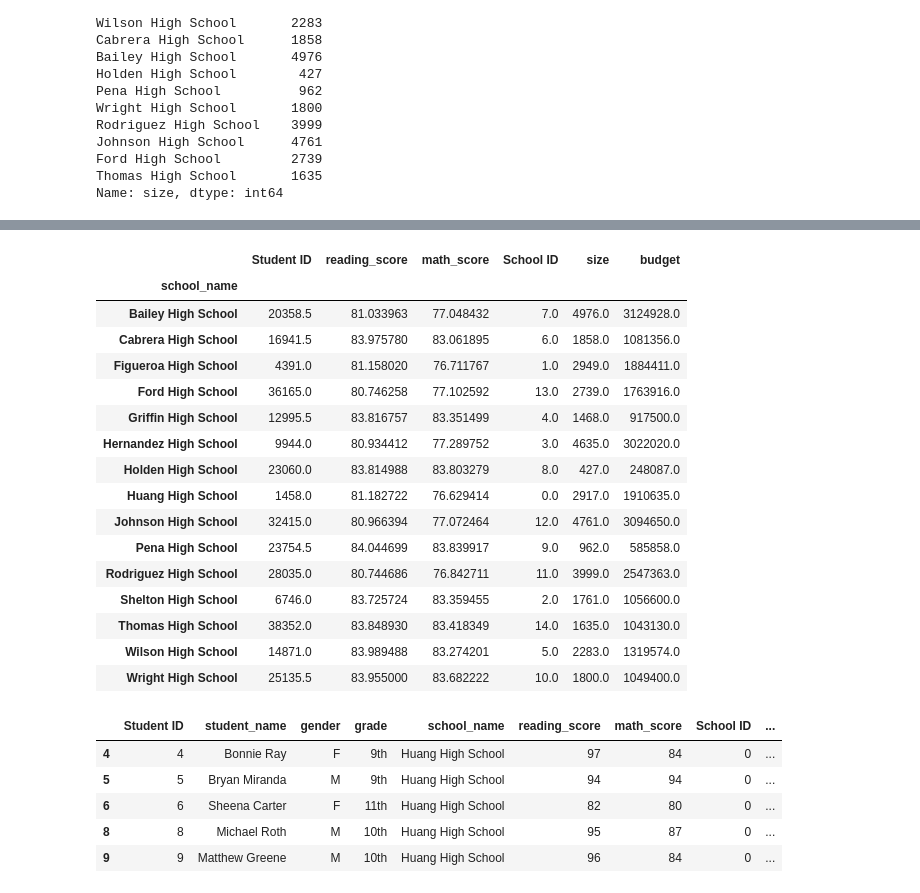
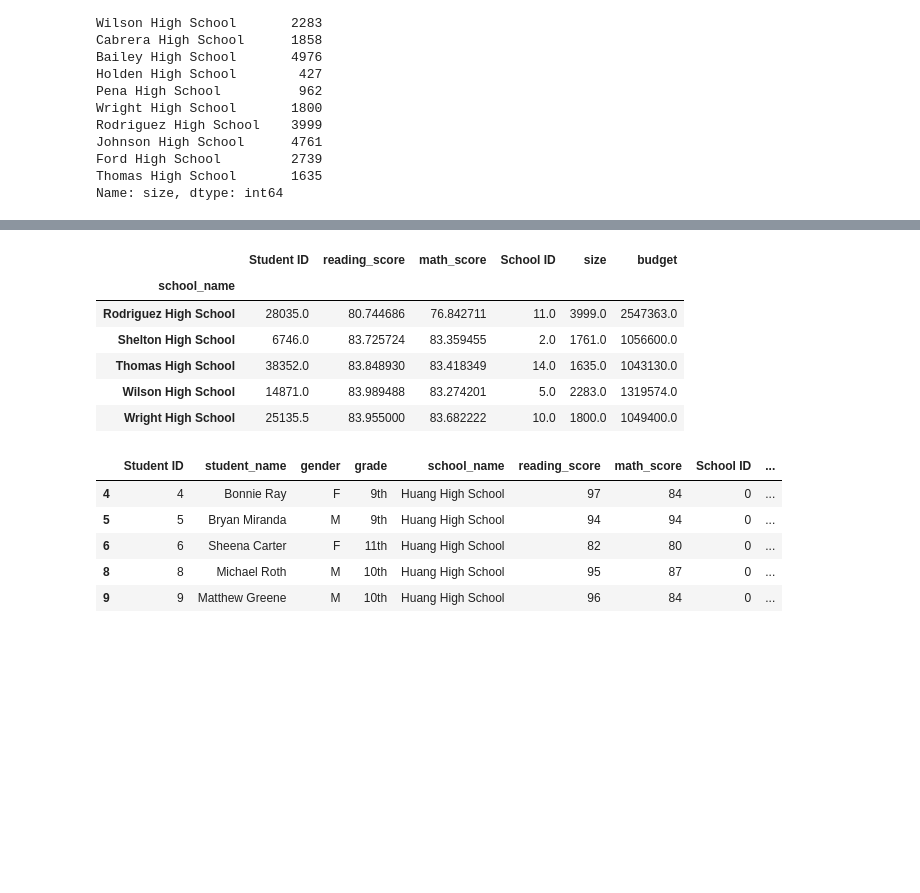
Before and after one commit to ellraff/School_District_Analysis, a Jupyter notebook: PyCitySchools.ipynb, the cells around one changed output, grey strips where cells are left out. Cells and saved outputs as stored; diff of their text form; code cells hidden in the pictures; blank space fills up the shorter version.

```diff
--- a/PyCitySchools.ipynb
+++ b/PyCitySchools.ipynb
@@ -473,20 +386,10 @@ dtype: float64
 # %%
 # Calculate the average math scores
 per_school_averages = school_data_complete_df.groupby(["school_name"]).mean()
-per_school_averages.head()
+per_school_averages.tail()
 # %% [output]
 |  | Student ID | reading_score | math_score | School ID | size | budget |
 | school_name |  |  |  |  |  |  |
-| Bailey High School | 20358.5 | 81.033963 | 77.048432 | 7.0 | 4976.0 | 3124928.0 |
-| Cabrera High School | 16941.5 | 83.975780 | 83.061895 | 6.0 | 1858.0 | 1081356.0 |
-| Figueroa High School | 4391.0 | 81.158020 | 76.711767 | 1.0 | 2949.0 | 1884411.0 |
-| Ford High School | 36165.0 | 80.746258 | 77.102592 | 13.0 | 2739.0 | 1763916.0 |
-| Griffin High School | 12995.5 | 83.816757 | 83.351499 | 4.0 | 1468.0 | 917500.0 |
-| Hernandez High School | 9944.0 | 80.934412 | 77.289752 | 3.0 | 4635.0 | 3022020.0 |
-| Holden High School | 23060.0 | 83.814988 | 83.803279 | 8.0 | 427.0 | 248087.0 |
-| Huang High School | 1458.0 | 81.182722 | 76.629414 | 0.0 | 2917.0 | 1910635.0 |
-| Johnson High School | 32415.0 | 80.966394 | 77.072464 | 12.0 | 4761.0 | 3094650.0 |
-| Pena High School | 23754.5 | 84.044699 | 83.839917 | 9.0 | 962.0 | 585858.0 |
 | Rodriguez High School | 28035.0 | 80.744686 | 76.842711 | 11.0 | 3999.0 | 2547363.0 |
 | Shelton High School | 6746.0 | 83.725724 | 83.359455 | 2.0 | 1761.0 | 1056600.0 |
 | Thomas High School | 38352.0 | 83.848930 | 83.418349 | 14.0 | 1635.0 | 1043130.0 |
```
Also changed, not shown: parts of 8 cells of this notebook, 16 other files.
